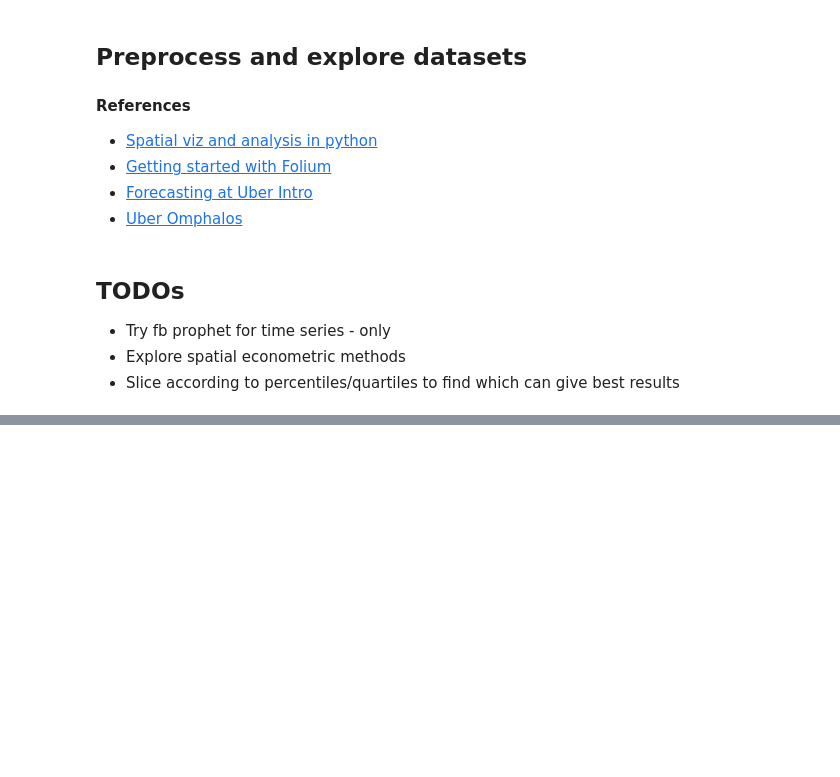
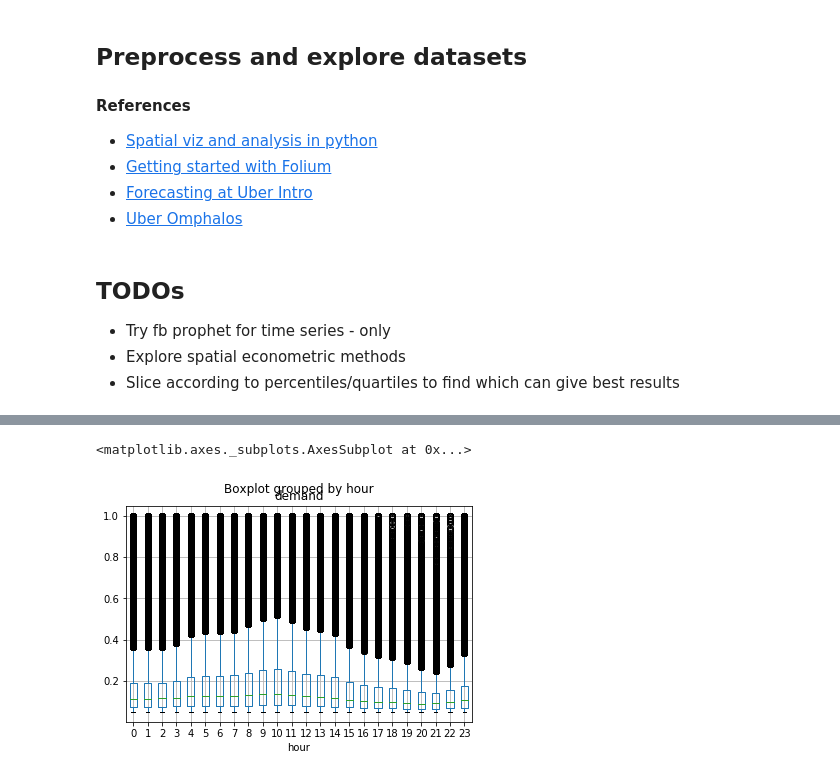
Before and after one commit to tropicalmentat/aiforsea, a Jupyter notebook: notebooks/preprocess_and_explore.ipynb, the cells around one changed output, grey strips where cells are left out. Drawn from its saved outputs; the diff is of its cells as text; code cells hidden in the pictures; blank space fills up the shorter version.

```diff
--- a/notebooks/preprocess_and_explore.ipynb
+++ b/notebooks/preprocess_and_explore.ipynb
@@ -85,0 +88,5 @@ gdf.groupby(['day','hour','min']).demand.mean().plot()
+# %%
+gdf.loc[gdf.demand>gdf.demand.quantile(0.5),].boxplot(column='demand',by='hour')
+# %% [output]
+<matplotlib.axes._subplots.AxesSubplot at 0x...>
+[figure, added]
```
Also changed, not shown: parts of 5 cells of this notebook, 1 other file.
